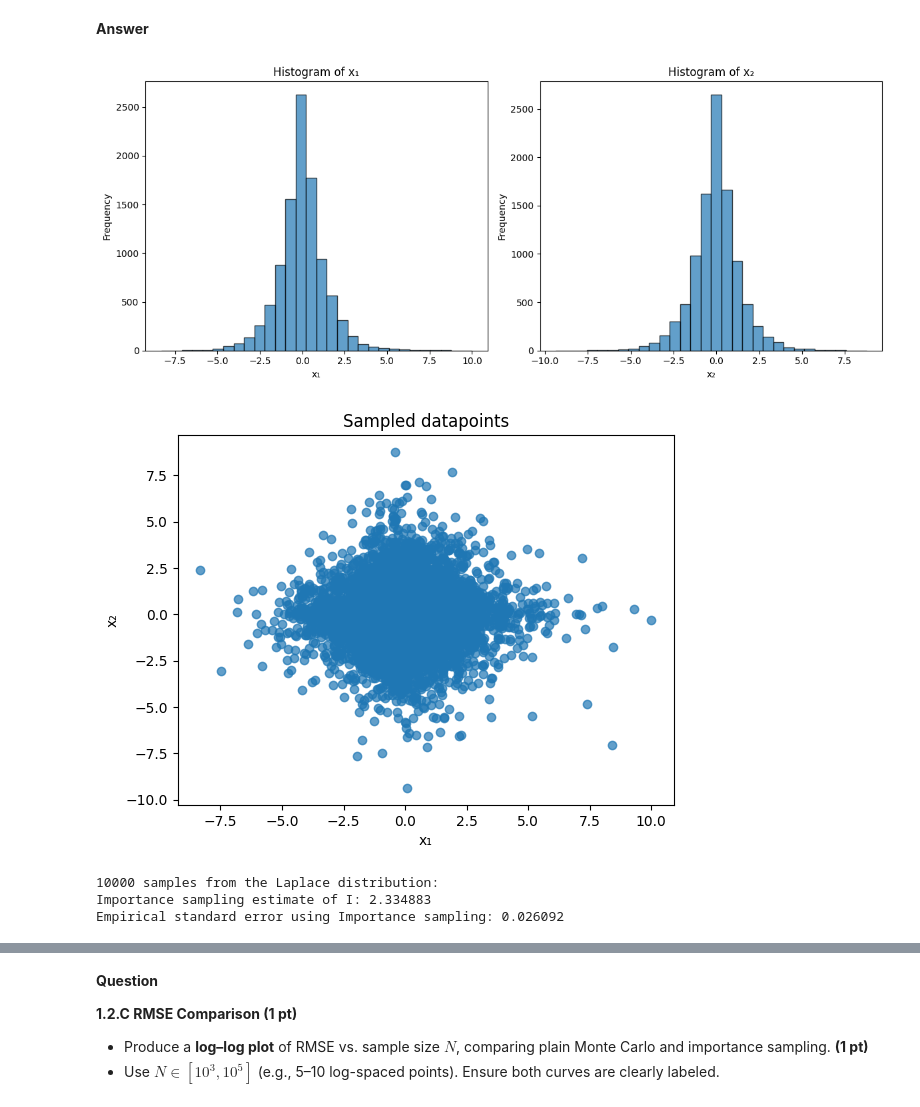
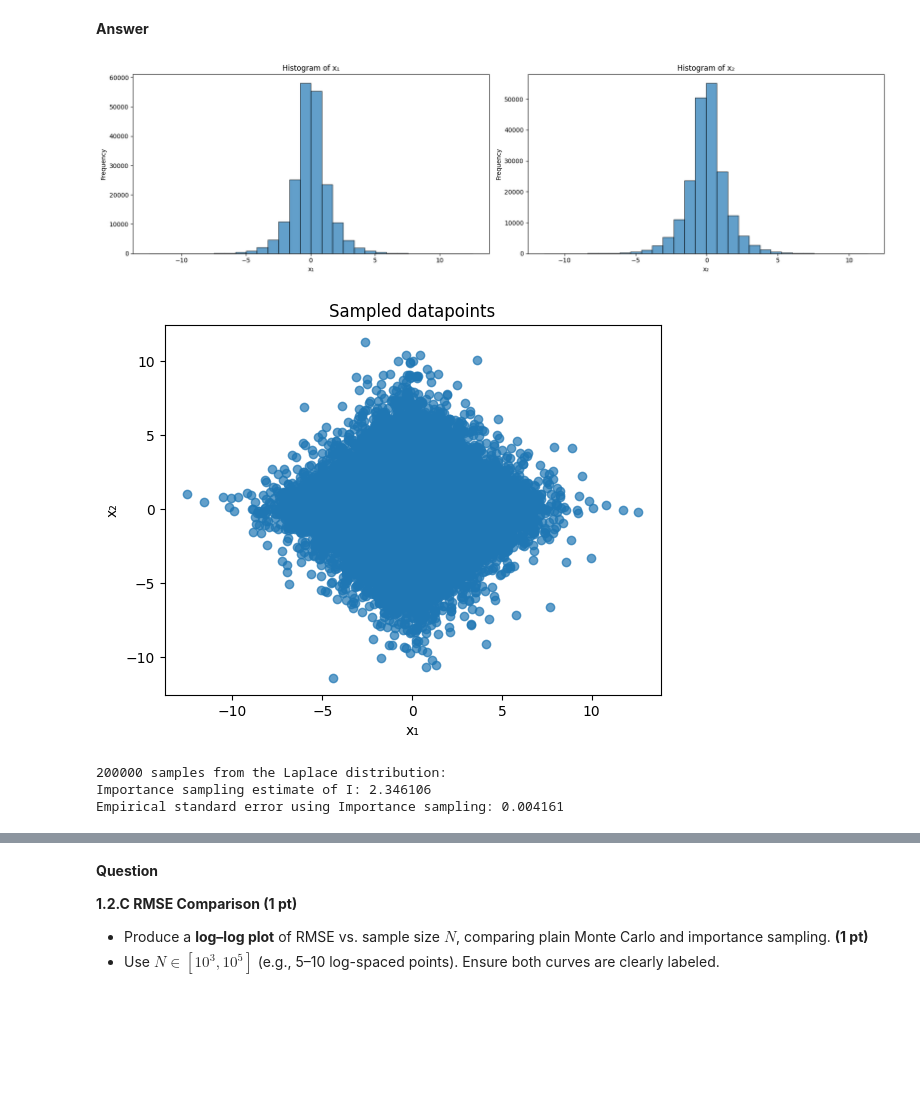
Before and after one commit to Tzu-Liang/COMP64101-Reasoning-and-Learning-under-Uncertainty-Module, a Jupyter notebook: Labs/comp64101_coursework_part1_a49626th.ipynb, the cells around one changed output, grey strips where cells are left out. Saved outputs shown, nothing was run; the diff lists cells and outputs as text; code cells hidden in the pictures; blank space fills up the shorter version.

```diff
--- a/Labs/comp64101_coursework_part1_a49626th.ipynb
+++ b/Labs/comp64101_coursework_part1_a49626th.ipynb
@@ -304,7 +305,7 @@ def MC_integration(N = 5000):
     return I_hat, empirical_SE
 
 
-n_samples = 10000
+n_samples = 200000
 
 
 I_hat, empirical_SE = MC_integration(N = n_samples)
@@ -363,41 +393,38 @@ def proposal_distribution(x):
     l1 = np.sum(np.abs(x), axis=-1) # norm 1
     return np.exp(-l1)/4
 # %%
-n_samples = 10000
-
-
 laplace_samples = np.random.laplace(loc=0, scale=1, size=(n_samples, 2))
 
 
 # Visualisation of each axis x1 and x2
-plt.figure(figsize=(12, 5))
+plt.figure(figsize=(18, 5))
 
 plt.subplot(1, 2, 1)
 plt.hist(laplace_samples[:, 0], bins=30, alpha=0.7, edgecolor='black')
 plt.xlabel('x₁')
 plt.ylabel('Frequency')
 plt.title('Histogram of x₁')
 
 plt.subplot(1, 2, 2)
 plt.hist(laplace_samples[:, 1], bins=30, alpha=0.7, edgecolor='black')
 plt.xlabel('x₂')
 plt.ylabel('Frequency')
 plt.title('Histogram of x₂')
 
 plt.tight_layout()
 plt.show()
 
 
 plt.scatter(laplace_samples[:, 0], laplace_samples[:, 1], alpha=0.7)
 plt.xlabel('x₁')
 plt.ylabel('x₂')
 plt.title('Sampled datapoints')
 plt.show()
 # %% [output]
-[figure, old version]
+[figure, new version]
-[figure, old version]
+[figure, new version]
 # %%
-def importance_sampling(N = 5000):
+def importance_sampling(N = 10000):
     '''
     N: numner of samples
     q(x): proposal distribution
@@ -410,13 +437,12 @@ def importance_sampling(N = 5000):
     empirical_SE = np.std(weights) / np.sqrt(N) # Empirical standard error
     return I_hat, empirical_SE
 
-n_samples = 10000
-I_hat, empirical_SE = importance_sampling(N = 5000)
+I_hat, empirical_SE = importance_sampling(N = n_samples)
 print(f"{n_samples} samples from the Laplace distribution:")
 print(f"Importance sampling estimate of I: {I_hat:.6f}")
 print(f"Empirical standard error using Importance sampling: {empirical_SE:.6f}")
 # %% [output]
-10000 samples from the Laplace distribution:
-Importance sampling estimate of I: 2.334883
-Empirical standard error using Importance sampling: 0.026092
+200000 samples from the Laplace distribution:
+Importance sampling estimate of I: 2.346106
+Empirical standard error using Importance sampling: 0.004161
 # %%
```
Also changed, not shown: parts of 11 cells of this notebook.
